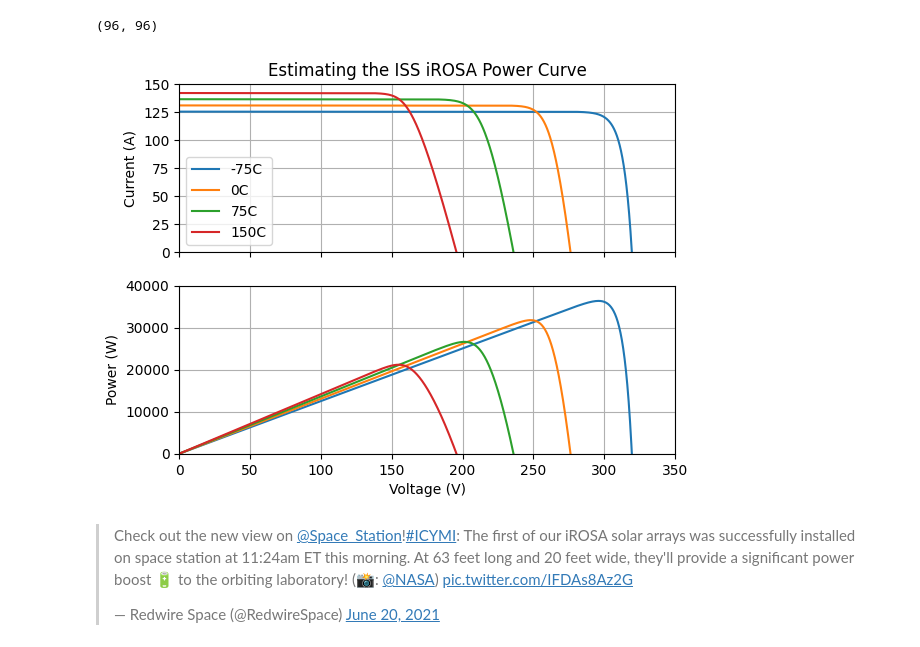
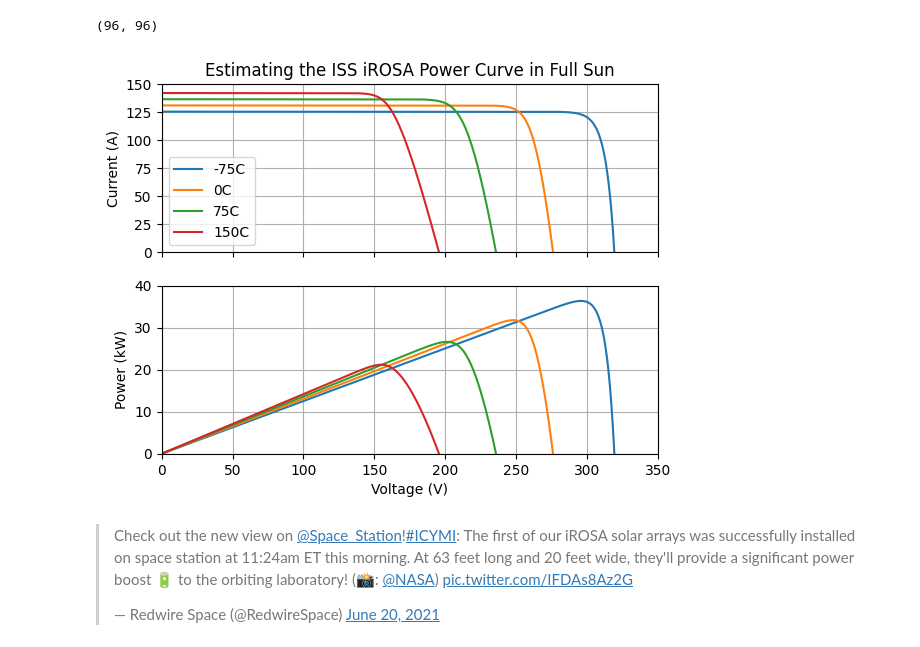
Before and after one commit to amosborne/solarcell, a Jupyter notebook: examples/shading.ipynb, the cells around one changed output. Cells and saved outputs as stored; diff of their text form; code cells hidden in the pictures.

```diff
--- a/examples/shading.ipynb
+++ b/examples/shading.ipynb
@@ -56,22 +56,22 @@ size
 # %%
 fig, (ax0, ax1) = plt.subplots(nrows=2, sharex=True)
 
 for temp in np.linspace(-75, 150, 4):
     t = np.full(size, temp)
     g = np.full(size, 1)
     array = spectrolab_xtj.array(t, g)
     v = np.linspace(0, array.voc, 1000)
     ax0.plot(v, array.iv(v), label="{:0.0f}C".format(temp))
-    ax1.plot(v, array.pv(v))
+    ax1.plot(v, array.pv(v) / 1000)
 
 ax0.set_xlim([0, 350]), ax1.set_xlabel("Voltage (V)")
 ax0.set_ylim([0, 150]), ax0.set_ylabel("Current (A)")
-ax1.set_ylim([0, 40000]), ax1.set_ylabel("Power (W)")
-ax0.set_title("Estimating the ISS iROSA Power Curve")
+ax1.set_ylim([0, 40]), ax1.set_ylabel("Power (kW)")
+ax0.set_title("Estimating the ISS iROSA Power Curve in Full Sun")
 ax0.grid(), ax1.grid()
 _ = ax0.legend()
 # %% [output]
-[figure, old version]
+[figure, new version]
 # %% [markdown]
 <blockquote class="twitter-tweet"><p lang="en" dir="ltr">Check out the new view on <a href="https://twitter.com/Space_Station?ref_src=twsrc%5Etfw">@Space_Station</a>!<a href="https://twitter.com/hashtag/ICYMI?src=hash&amp;ref_src=twsrc%5Etfw">#ICYMI</a>: The first of our iROSA solar arrays was successfully installed on space station at 11:24am ET this morning. At 63 feet long and 20 feet wide, they&#39;ll provide a significant power boost 🔋 to the orbiting laboratory! (📸: <a href="https://twitter.com/NASA?ref_src=twsrc%5Etfw">@NASA</a>) <a href="https://t.co/IFDAs8Az2G">pic.twitter.com/IFDAs8Az2G</a></p>&mdash; Redwire Space (@RedwireSpace) <a href="https://twitter.com/RedwireSpace/status/1406680770782109697?ref_src=twsrc%5Etfw">June 20, 2021</a></blockquote> <script async src="https://platform.twitter.com/widgets.js" charset="utf-8"></script>
 # %%
```
Also changed, not shown: parts of 7 cells of this notebook.
